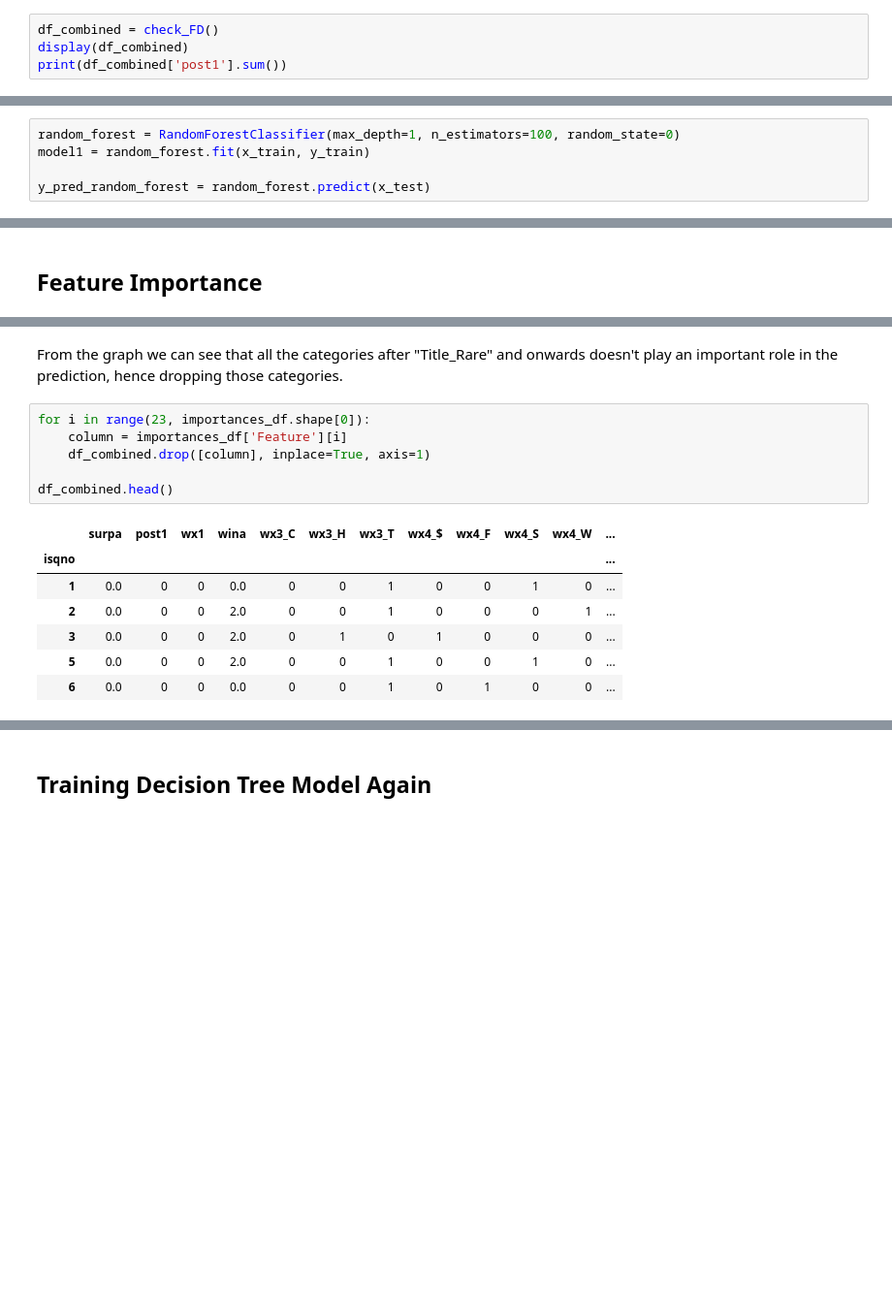
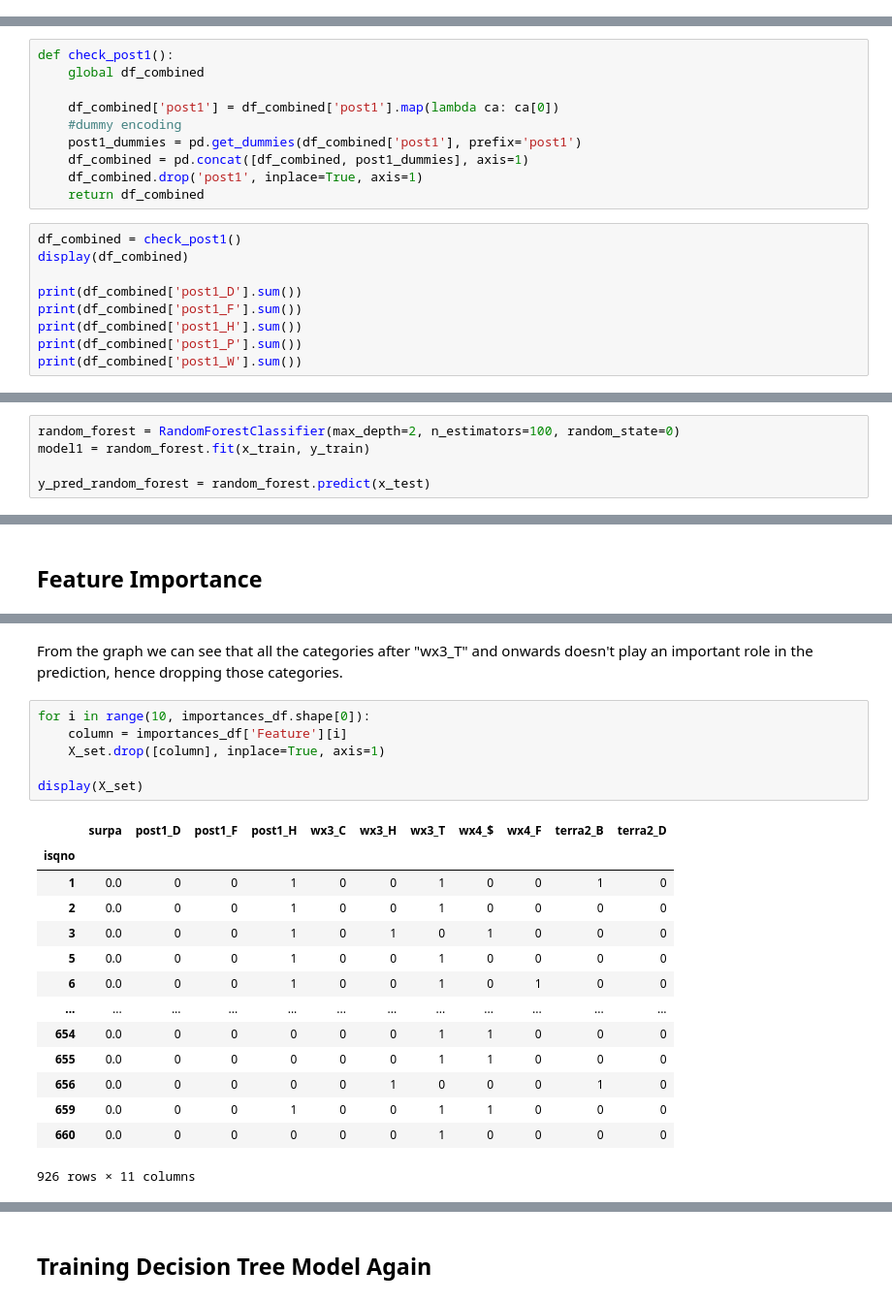
Before and after one commit to euihyeonmoon/Moonslab, a Jupyter notebook: victory-prediction.ipynb, the cells around one changed output, grey strips where cells are left out. Shown at 97% size. Cells and saved outputs as stored; diff of their text form; blank space fills up the shorter version.

```diff
--- a/victory-prediction.ipynb
+++ b/victory-prediction.ipynb
@@ -570,4 +434,0 @@ def check_FD():
-# %%
-df_combined = check_FD()
-display(df_combined)
-print(df_combined['post1'].sum())
@@ -589,0 +443,19 @@ print(df_combined['post1'].sum())
+# %%
+def check_post1():
+    global df_combined
+
+    df_combined['post1'] = df_combined['post1'].map(lambda ca: ca[0])
+    #dummy encoding
+    post1_dummies = pd.get_dummies(df_combined['post1'], prefix='post1')
+    df_combined = pd.concat([df_combined, post1_dummies], axis=1)
+    df_combined.drop('post1', inplace=True, axis=1)
+    return df_combined
+# %%
+df_combined = check_post1()
+display(df_combined)
+
+print(df_combined['post1_D'].sum())
+print(df_combined['post1_F'].sum())
+print(df_combined['post1_H'].sum())
+print(df_combined['post1_P'].sum())
+print(df_combined['post1_W'].sum())
@@ -875,7 +630,7 @@ Name: wina, dtype: int64
 # %% [markdown]
 <h2>1. Random Forest Model</h2>
 # %%
-random_forest = RandomForestClassifier(max_depth=1, n_estimators=100, random_state=0)
+random_forest = RandomForestClassifier(max_depth=2, n_estimators=100, random_state=0)
 model1 = random_forest.fit(x_train, y_train)
 
 y_pred_random_forest = random_forest.predict(x_test)
@@ -1152,20 +852,27 @@ fig_bar_feature.show()
 # %% [output]
 [interactive output not drawn]
 # %% [markdown]
-From the graph we can see that all the categories after "Title_Rare" and onwards doesn't play an important role in the prediction, hence dropping those categories.
+From the graph we can see that all the categories after "wx3_T" and onwards doesn't play an important role in the prediction, hence dropping those categories.
 # %%
-for i in range(23, importances_df.shape[0]):
+for i in range(10, importances_df.shape[0]):
     column = importances_df['Feature'][i]
-    df_combined.drop([column], inplace=True, axis=1)
+    X_set.drop([column], inplace=True, axis=1)
 
-df_combined.head()
+display(X_set)
 # %% [output]
-|  | surpa | post1 | wx1 | wina | wx3_C | wx3_H | wx3_T | wx4_$ | wx4_F | wx4_S | wx4_W | ... |
-| isqno |  |  |  |  |  |  |  |  |  |  |  | ... |
-| 1 | 0.0 | 0 | 0 | 0.0 | 0 | 0 | 1 | 0 | 0 | 1 | 0 | ... |
-| 2 | 0.0 | 0 | 0 | 2.0 | 0 | 0 | 1 | 0 | 0 | 0 | 1 | ... |
-| 3 | 0.0 | 0 | 0 | 2.0 | 0 | 1 | 0 | 1 | 0 | 0 | 0 | ... |
-| 5 | 0.0 | 0 | 0 | 2.0 | 0 | 0 | 1 | 0 | 0 | 1 | 0 | ... |
-| 6 | 0.0 | 0 | 0 | 0.0 | 0 | 0 | 1 | 0 | 1 | 0 | 0 | ... |
+|  | surpa | post1_D | post1_F | post1_H | wx3_C | wx3_H | wx3_T | wx4_$ | wx4_F | terra2_B | terra2_D |
+| isqno |  |  |  |  |  |  |  |  |  |  |  |
+| 1 | 0.0 | 0 | 0 | 1 | 0 | 0 | 1 | 0 | 0 | 1 | 0 |
+| 2 | 0.0 | 0 | 0 | 1 | 0 | 0 | 1 | 0 | 0 | 0 | 0 |
+| 3 | 0.0 | 0 | 0 | 1 | 0 | 1 | 0 | 1 | 0 | 0 | 0 |
+| 5 | 0.0 | 0 | 0 | 1 | 0 | 0 | 1 | 0 | 0 | 0 | 0 |
+| 6 | 0.0 | 0 | 0 | 1 | 0 | 0 | 1 | 0 | 1 | 0 | 0 |
+| ... | ... | ... | ... | ... | ... | ... | ... | ... | ... | ... | ... |
+| 654 | 0.0 | 0 | 0 | 0 | 0 | 0 | 1 | 1 | 0 | 0 | 0 |
+| 655 | 0.0 | 0 | 0 | 0 | 0 | 0 | 1 | 1 | 0 | 0 | 0 |
+| 656 | 0.0 | 0 | 0 | 0 | 0 | 1 | 0 | 0 | 0 | 1 | 0 |
+| 659 | 0.0 | 0 | 0 | 1 | 0 | 0 | 1 | 1 | 0 | 0 | 0 |
+| 660 | 0.0 | 0 | 0 | 0 | 0 | 0 | 1 | 0 | 0 | 0 | 0 |
+926 rows × 11 columns
 # %%
 #Separate the train and test dataframes
```
Also changed, not shown: parts of 75 cells of this notebook.
